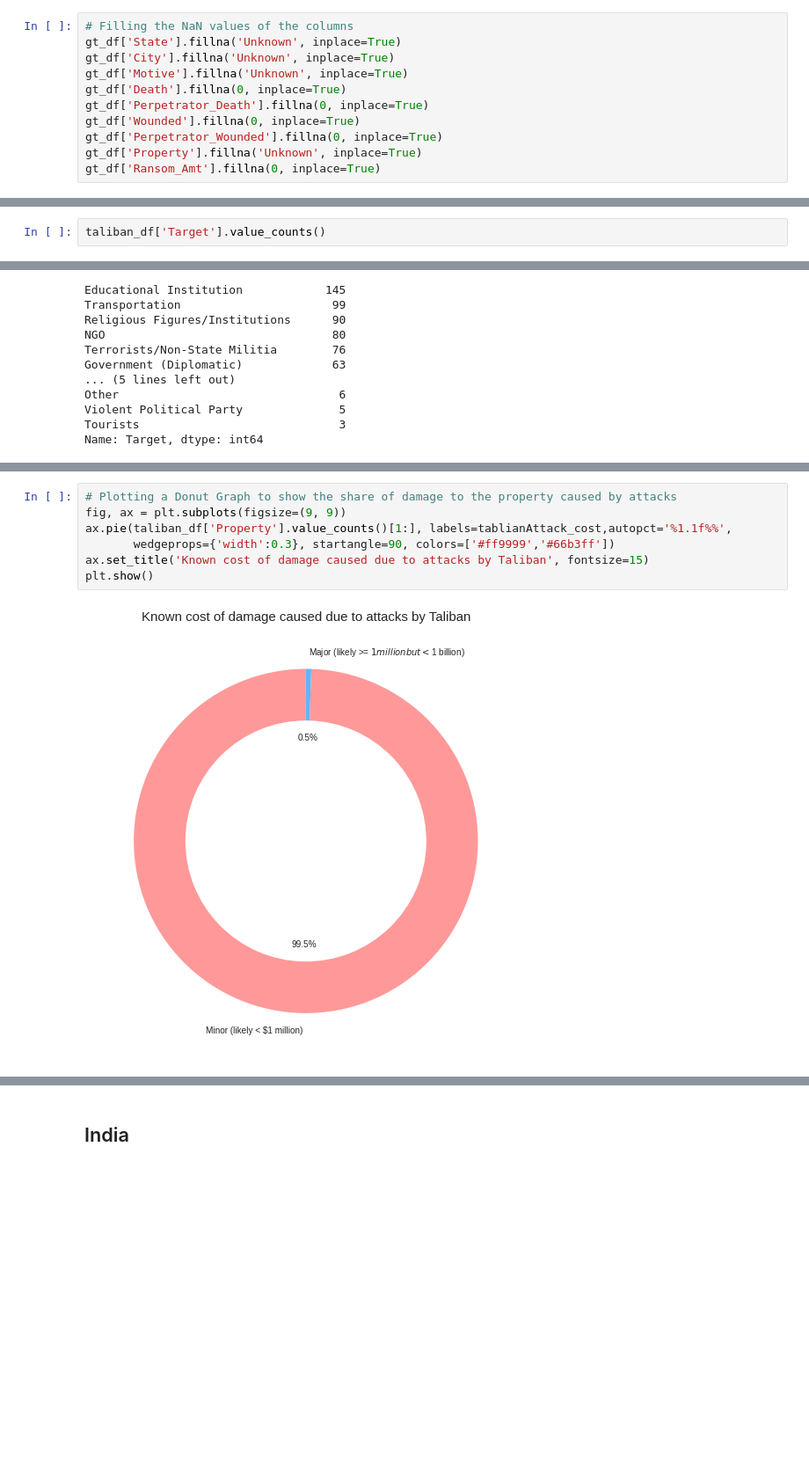
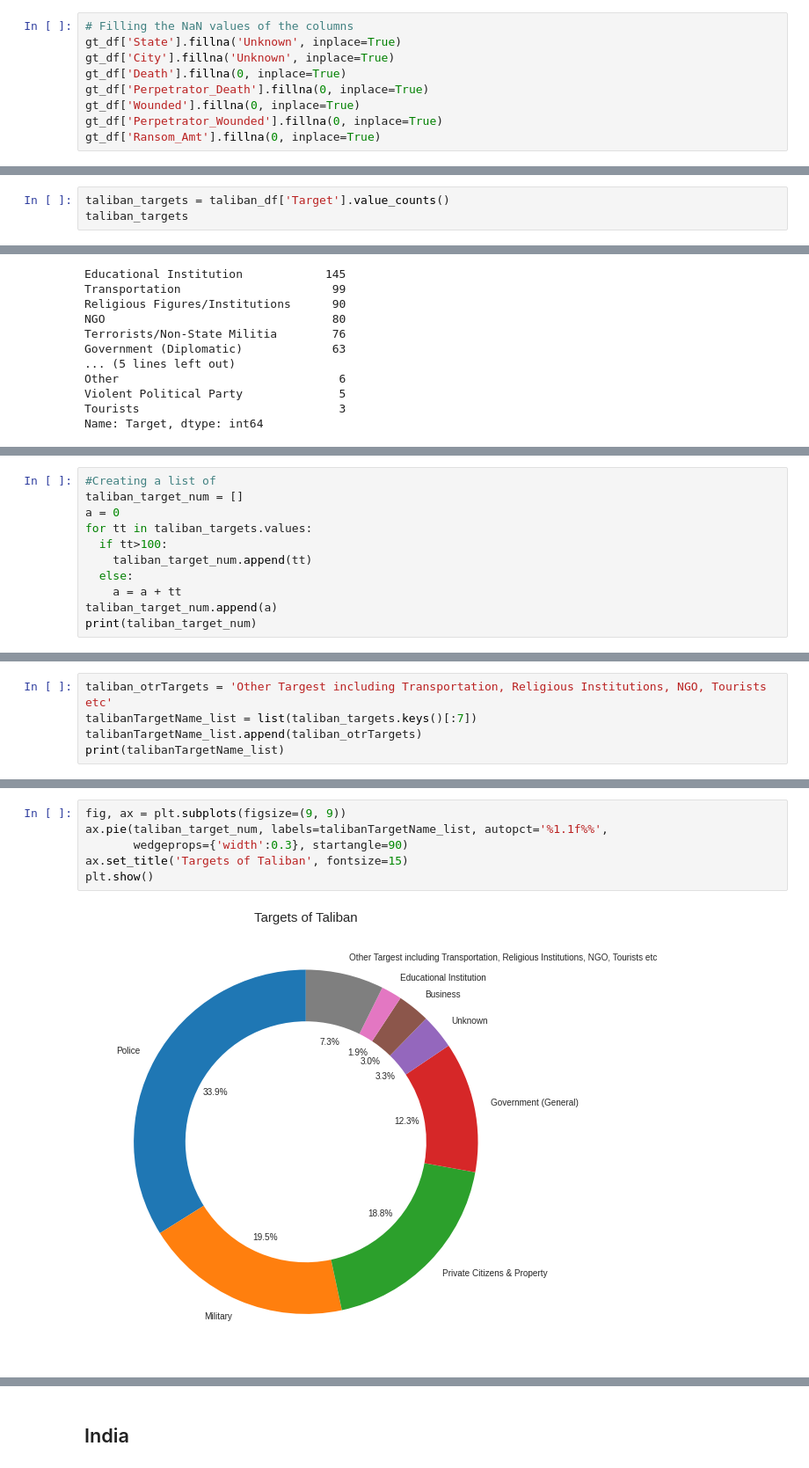
Before and after one commit to chvikas/global-terrorism-analysis, a Jupyter notebook: Global_Terrorism_Analysis_Capstone_Project.ipynb, the cells around one changed output, grey strips where cells are left out. Shown at 88% size. Drawn from its saved outputs; the diff is of its cells as text; blank space fills up the shorter version.

```diff
--- a/Global_Terrorism_Analysis_Capstone_Project.ipynb
+++ b/Global_Terrorism_Analysis_Capstone_Project.ipynb
@@ -128,12 +128,10 @@ memory usage: 22.2+ MB
 # Filling the NaN values of the columns
 gt_df['State'].fillna('Unknown', inplace=True)
 gt_df['City'].fillna('Unknown', inplace=True)
-gt_df['Motive'].fillna('Unknown', inplace=True)
 gt_df['Death'].fillna(0, inplace=True)
 gt_df['Perpetrator_Death'].fillna(0, inplace=True)
 gt_df['Wounded'].fillna(0, inplace=True)
 gt_df['Perpetrator_Wounded'].fillna(0, inplace=True)
-gt_df['Property'].fillna('Unknown', inplace=True)
 gt_df['Ransom_Amt'].fillna(0, inplace=True)
 # %%
 # Checking if any 'NaN' value now
@@ -1446,5 +1559,6 @@ Name: Motive, Length: 662, dtype: int64
 # %%
-taliban_df['Target'].value_counts()
+taliban_targets = taliban_df['Target'].value_counts()
+taliban_targets
 # %% [output]
 Police                            2535
 Military                          1455
@@ -1482,0 +1580,11 @@ tablianAttack_cost
+# %%
+#Creating a list of
+taliban_target_num = []
+a = 0
+for tt in taliban_targets.values:
+  if tt>100:
+    taliban_target_num.append(tt)
+  else:
+    a = a + tt
+taliban_target_num.append(a)
+print(taliban_target_num)
@@ -1482,0 +1593,5 @@ tablianAttack_cost
+# %%
+taliban_otrTargets = 'Other Targest including Transportation, Religious Institutions, NGO, Tourists etc'
+talibanTargetName_list = list(taliban_targets.keys()[:7])
+talibanTargetName_list.append(taliban_otrTargets)
+print(talibanTargetName_list)
@@ -1483,9 +1600,8 @@ tablianAttack_cost
 # %%
-# Plotting a Donut Graph to show the share of damage to the property caused by attacks
 fig, ax = plt.subplots(figsize=(9, 9))
-ax.pie(taliban_df['Property'].value_counts()[1:], labels=tablianAttack_cost,autopct='%1.1f%%',
-       wedgeprops={'width':0.3}, startangle=90, colors=['#ff9999','#66b3ff'])
-ax.set_title('Known cost of damage caused due to attacks by Taliban', fontsize=15)
+ax.pie(taliban_target_num, labels=talibanTargetName_list, autopct='%1.1f%%',
+       wedgeprops={'width':0.3}, startangle=90)
+ax.set_title('Targets of Taliban', fontsize=15)
 plt.show()
 # %% [output]
-[figure, old version]
+[figure, new version]
```
Also changed, not shown: parts of 72 cells of this notebook.
